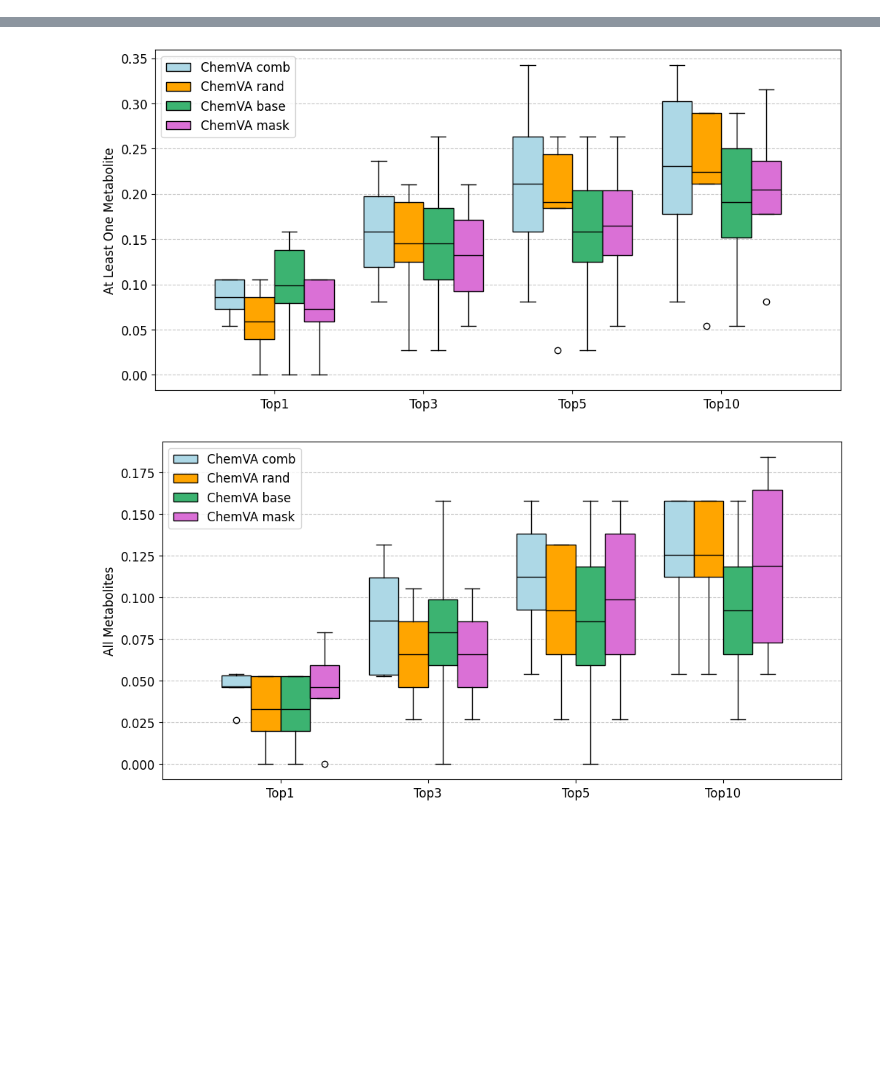
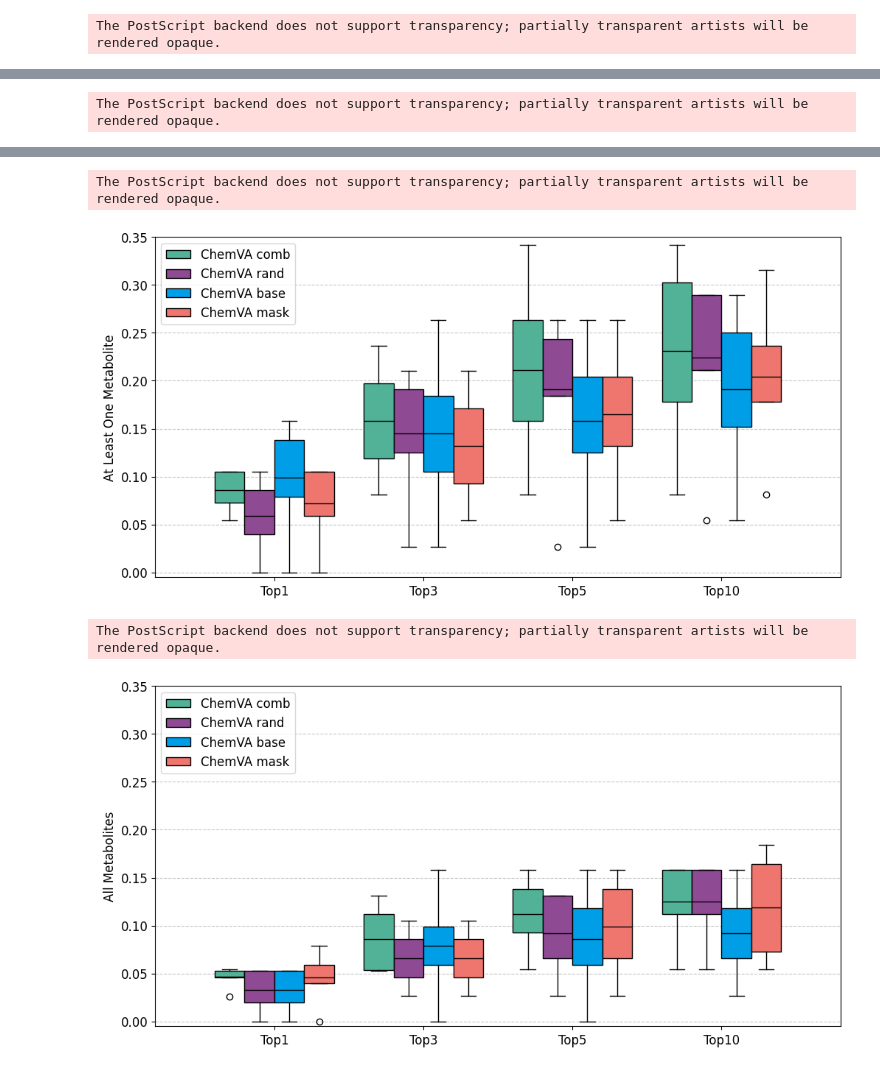
Before and after one commit to tsofiac/LAGOM, a Jupyter notebook: data_analysis/boxplot.ipynb, the cells around one changed output, grey strips where cells are left out. Cells and saved outputs as stored; diff of their text form; code cells hidden in the pictures; blank space fills up the shorter version.

Commit message:
data analysis plots + new plots

```diff
--- a/data_analysis/boxplot.ipynb
+++ b/data_analysis/boxplot.ipynb
@@ -10,14 +10,15 @@ sys.path.append(script_directory)
 
 from prediction_reader import score_result
 # %%
-def multi_boxplot(data, xlabel, ylabel, xticks, labels, location, save_figure=None):
+def multi_boxplot(data, xlabel, ylabel, xticks, labels, location, save_figure=None, ylim=None):
 
 
     plt.rcParams.update({'font.size': 12, 'font.family': 'sans-serif'})
 
     plt.figure(figsize=(12, 6))
 
-    colour_scheme = ['lightblue', 'orange', 'mediumseagreen', 'orchid']
+    # colour_scheme = ['lightblue', 'orange', 'mediumseagreen', 'orchid']
+    colour_scheme = ['#52B297', '#8E4A93', '#009EE7', '#EF766E']
 
     # Set the width of each box
     box_width = 0.2
@@ -38,7 +39,8 @@ def multi_boxplot(data, xlabel, ylabel, xticks, labels, location, save_figure=No
     central_positions = np.arange(len(data[0])) + (len(data) * box_width / 2) - (box_width / 2)
     plt.xticks(central_positions, xticks)
 
-    # plt.ylim(-0.005, 0.9)
+    if ylim is not None:
+        plt.ylim(-0.005, ylim)
 
     plt.grid(axis='y', linestyle='--', alpha=0.7)
 
@@ -132,7 +135,7 @@ ylabel = 'Precision'
 xticks = ['Top1', 'Top3', 'Top5', 'Top10']
 labels = ['ChemVA comb', 'ChemVA rand', 'ChemVA base', 'ChemVA mask']
 
-multi_boxplot(data, xlabel, ylabel, xticks, labels, 'upper right')
+multi_boxplot(data, xlabel, ylabel, xticks, labels, 'upper right', 'precision_chemVA', 0.25)
 
 data = [recall_comb, recall_rand, recall_base, recall_mask]
 
@@ -141,7 +144,7 @@ ylabel = 'Recall'
 xticks = ['Top1', 'Top3', 'Top5', 'Top10']
 labels = ['ChemVA comb', 'ChemVA rand', 'ChemVA base', 'ChemVA mask']
 
-multi_boxplot(data, xlabel, ylabel, xticks, labels, 'upper left')
+multi_boxplot(data, xlabel, ylabel, xticks, labels, 'upper left', 'recall_chemVA', 0.25)
 
 data = [score1_comb[0:4], score1_rand[0:4], score1_base[0:4], score1_mask[0:4]]
 
@@ -150,7 +153,7 @@ ylabel = 'At Least One Metabolite'
 xticks = ['Top1', 'Top3', 'Top5', 'Top10']#, 'All']
 labels = ['ChemVA comb', 'ChemVA rand', 'ChemVA base', 'ChemVA mask']
 
-multi_boxplot(data, xlabel, ylabel, xticks, labels, 'upper left')
+multi_boxplot(data, xlabel, ylabel, xticks, labels, 'upper left', 'at_least_chemVA', 0.35)
 
 data = [score_all_comb[0:4], score_all_rand[0:4], score_all_base[0:4], score_all_mask[0:4]]
 
@@ -159,5 +162,6 @@ ylabel = 'All Metabolites'
 xticks = ['Top1', 'Top3', 'Top5', 'Top10']#, 'All']
 labels = ['ChemVA comb', 'ChemVA rand', 'ChemVA base', 'ChemVA mask']
 
-multi_boxplot(data, xlabel, ylabel, xticks, labels, 'upper left')
+multi_boxplot(data, xlabel, ylabel, xticks, labels, 'upper left', 'all_chemVA', 0.35)
 # %% [output]
+The PostScript backend does not support transparency; partially transparent artists will be rendered opaque.
@@ -164,0 +169 @@ multi_boxplot(data, xlabel, ylabel, xticks, labels, 'upper left')
+The PostScript backend does not support transparency; partially transparent artists will be rendered opaque.
@@ -166,5 +171,7 @@ multi_boxplot(data, xlabel, ylabel, xticks, labels, 'upper left')
+The PostScript backend does not support transparency; partially transparent artists will be rendered opaque.
-[figure, old version]
+[figure, new version]
+The PostScript backend does not support transparency; partially transparent artists will be rendered opaque.
-[figure, old version]
+[figure, new version]
 # %%
 bs = 4
 
```
Also changed, not shown: parts of 6 cells of this notebook, 5 other files.
